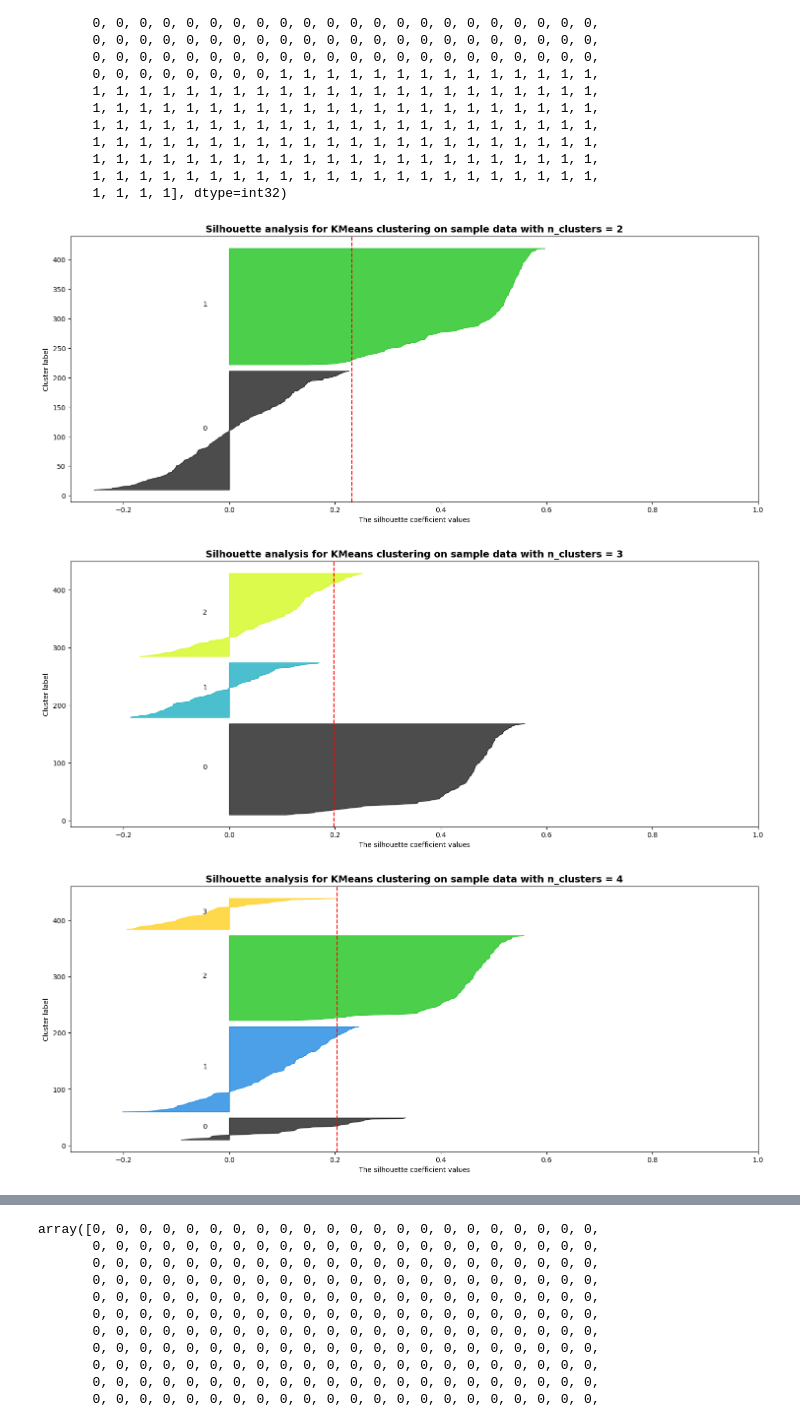
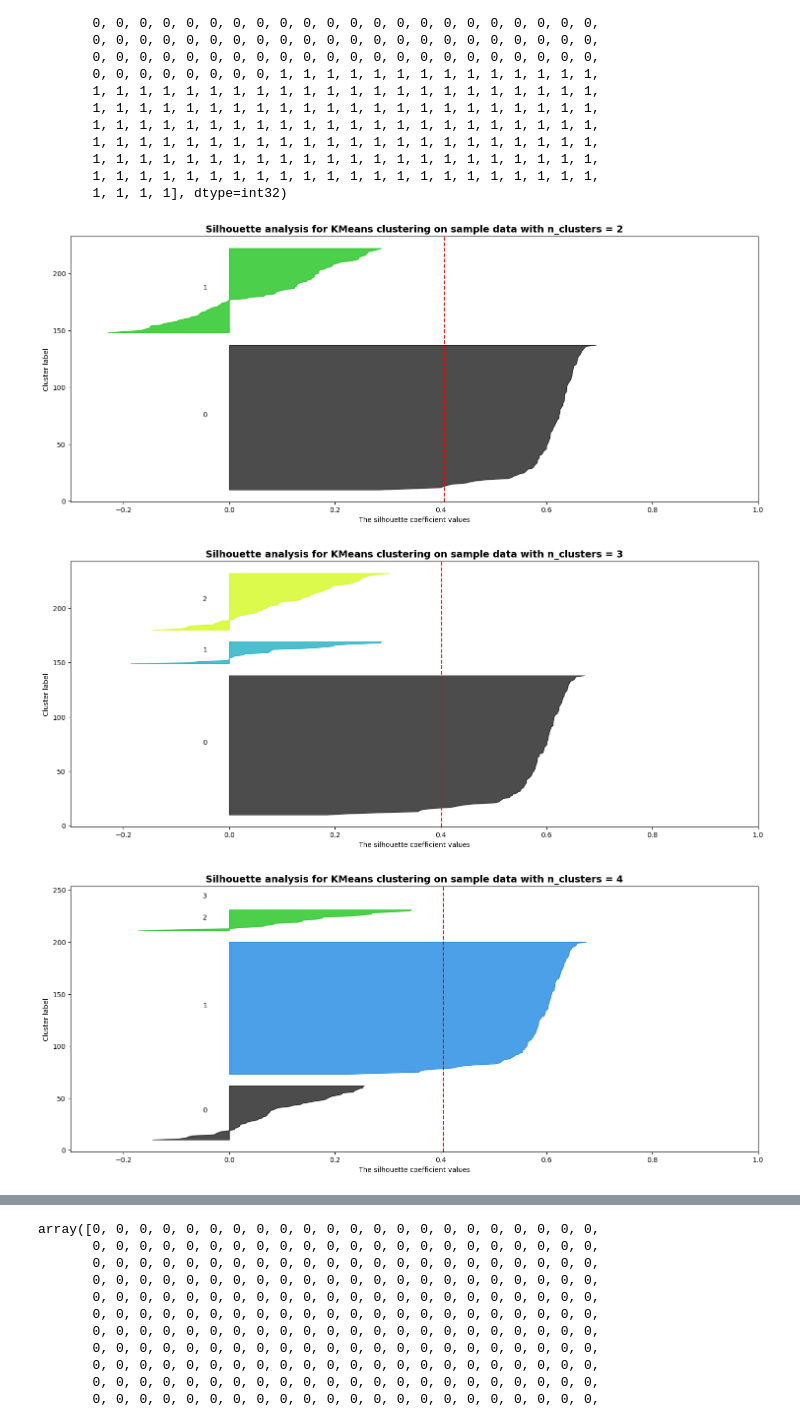
Before and after one commit to dail9/3da-assignment6, a Jupyter notebook: assignment6.ipynb, the cells around one changed output, grey strips where cells are left out. Drawn from its saved outputs; the diff is of its cells as text; code cells hidden in the pictures.

```diff
--- a/assignment6.ipynb
+++ b/assignment6.ipynb
@@ -785,10 +810,10 @@ array([0, 0, 0, 0, 0, 0, 0, 0, 0, 0, 0, 0, 0, 0, 0, 0, 0, 0, 0, 0, 0, 0,
 range_n_clusters = [2, 3, 4, 5, 6]
 for n_clusters in range_n_clusters:
     km = KMeans(n_clusters=n_clusters, n_init=20, random_state=0)
-    labels = km.fit_predict(X1_filled)
+    labels = km.fit_predict(X1_drop)
 
-    silhouette_avg = silhouette_score(X1_filled, labels)
-    sample_silhouette_values = silhouette_samples(X1_filled, labels)
+    silhouette_avg = silhouette_score(X1_drop, labels)
+    sample_silhouette_values = silhouette_samples(X1_drop, labels)
     fig, ax1 = plt.subplots(1, 1)
     fig.set_size_inches(18, 7)
     ax1.set_xlim([-0.3, 1])
@@ -804,33 +829,33 @@ for n_clusters in range_n_clusters:
 
         # Use the colormap for coloring
         color = cm.nipy_spectral(float(i) / n_clusters)
         ax1.fill_betweenx(
             y=np.arange(y_lower, y_upper),
             x1=0,
             x2=ith_cluster_silhouette_values,
             facecolor=color,
             edgecolor=color,
             alpha=0.7,
         )
 
         ax1.text(-0.05, y_lower + 0.5 * size_cluster_i, str(i))
 
         y_lower = y_upper + 10
 
     ax1.set_title("The silhouette plot for various clusters")
     ax1.set_xlabel("The silhouette coefficient values")
     ax1.set_ylabel("Cluster label")
 
     ax1.axvline(x=silhouette_avg, color="red", linestyle="--")
     plt.title(
         "Silhouette analysis for KMeans clustering on sample data with n_clusters = %d"
         % n_clusters,
         fontsize=14,
         fontweight="bold",
     )
 
 plt.show()
 # %% [output]
-[figure, old version]
+[figure, new version]
-[figure, old version]
+[figure, new version]
-[figure, old version]
+[figure, new version]
```
Also changed, not shown: parts of 20 cells of this notebook.
